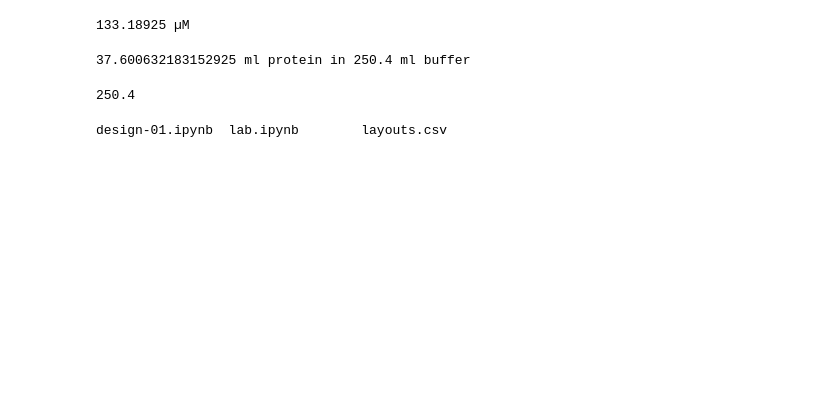
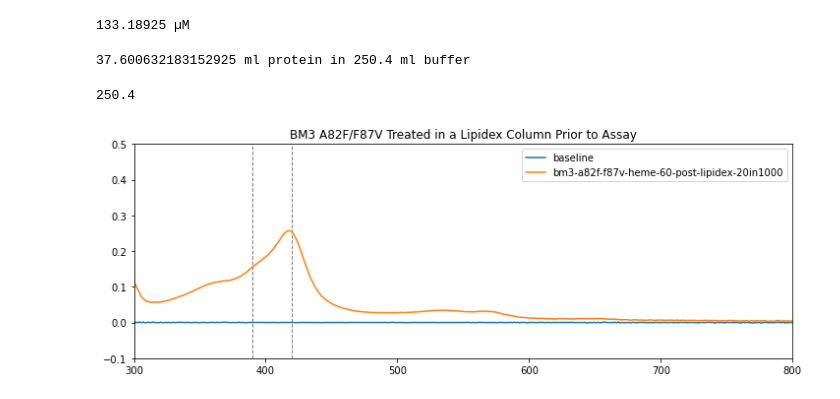
Before and after one commit to TrellixVulnTeam/screening-fist_OO2T, a Jupyter notebook: lab/02.0/nb/lab.ipynb, the cells around one changed output. Saved outputs shown, nothing was run; the diff lists cells and outputs as text; code cells hidden in the pictures; blank space fills up the shorter version.

Commit message:
lab cleanup, changed some readmes, made fig of DM post lipidex

```diff
--- a/lab/02.0/nb/lab.ipynb
+++ b/lab/02.0/nb/lab.ipynb
@@ -93,5 +92,19 @@ v2
 # %% [output]
 250.4
 # %%
+plt.figure(figsize=(12,4))
+for i in data.df.columns:
+    plt.plot(data.df.index,
+             data.df[i],
+             label=i,
+            )
+plt.vlines(420, -0.1, 0.5, linestyle='--', color='gray', lw=1)
+plt.vlines(390, -0.1, 0.5, linestyle='--', color='gray', lw=1)
+plt.xlim(300, 800)
+plt.ylim(-0.1,0.5)
+plt.title('BM3 A82F/F87V Treated in a Lipidex Column Prior to Assay')
+plt.legend()
+plt.savefig('a82f-f87v-post-lipidex.png')
+plt.show()
 # %% [output]
-design-01.ipynb  lab.ipynb        layouts.csv
+[figure, added]
```
Also changed, not shown: parts of 4 cells of this notebook, 3 other files.
